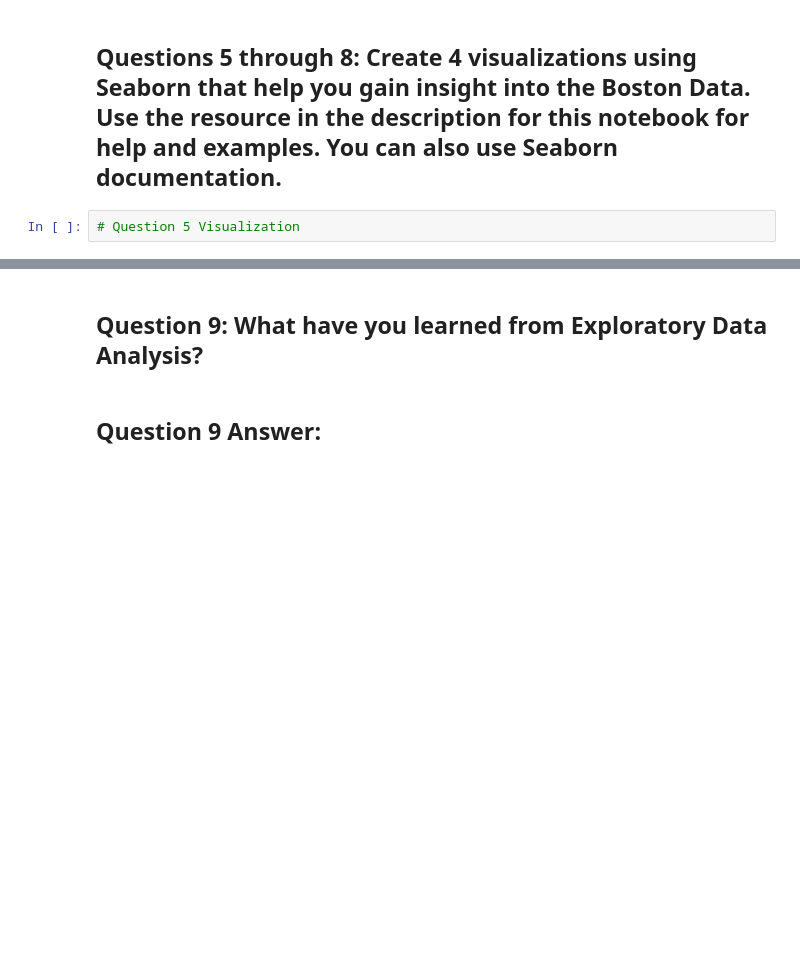
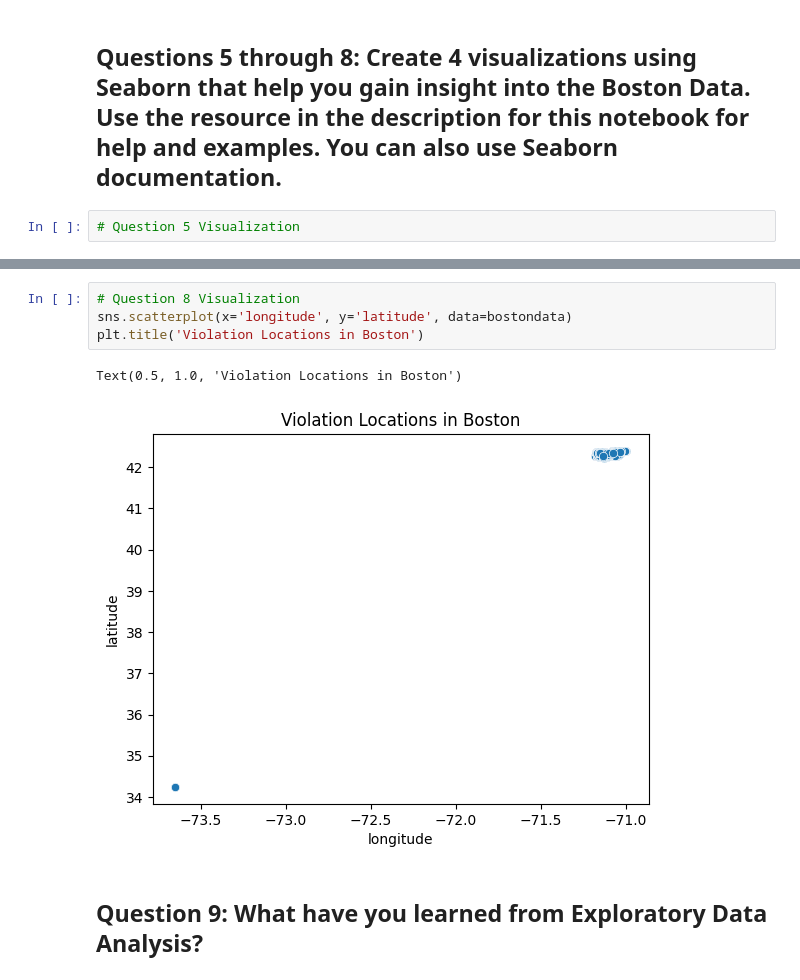
Before and after one commit to willisreid96/Exercise3, a Jupyter notebook: Boston_Data_Exploration.ipynb, the cells around one changed output, grey strips where cells are left out. Saved outputs shown, nothing was run; the diff lists cells and outputs as text; blank space fills up the shorter version.

```diff
--- a/Boston_Data_Exploration.ipynb
+++ b/Boston_Data_Exploration.ipynb
@@ -82,4 +264,9 @@ bostondata_filtered.info()
+# %%
+# Question 8 Visualization
+sns.scatterplot(x='longitude', y='latitude', data=bostondata)
+plt.title('Violation Locations in Boston')
+# %% [output]
+Text(0.5, 1.0, 'Violation Locations in Boston')
+[figure, added]
 # %% [markdown]
 ## Question 9:  What have you learned from Exploratory Data Analysis?
-# %% [markdown]
-## Question 9 Answer:
```
Also changed, not shown: parts of 21 cells of this notebook.
